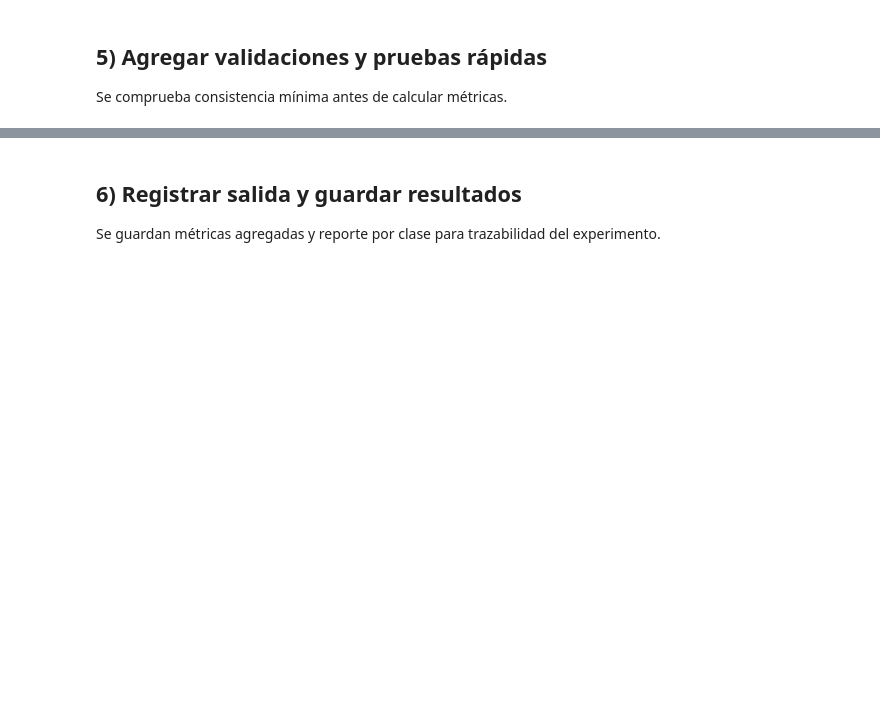
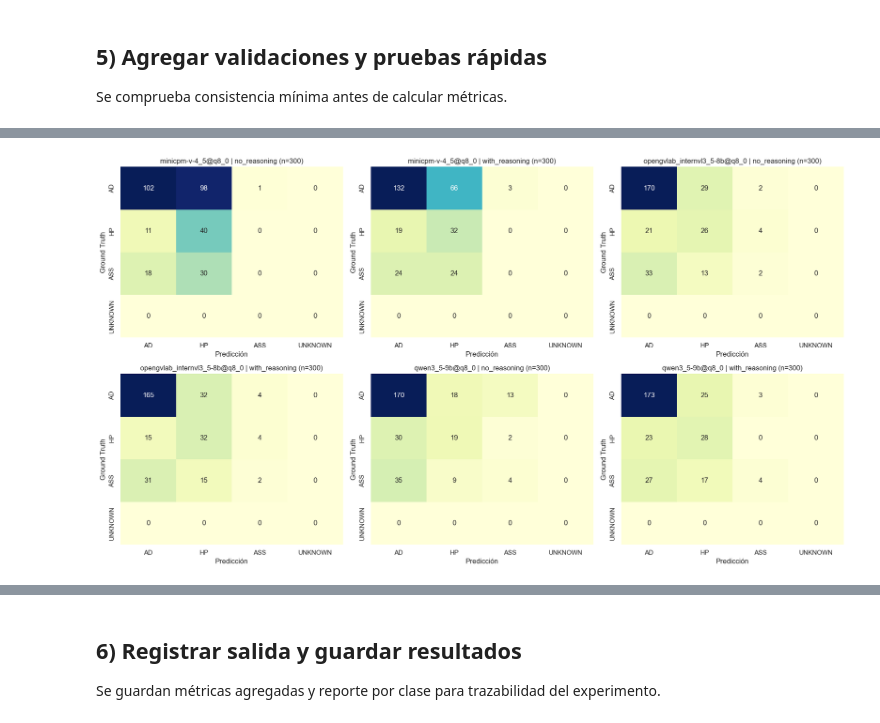
Before and after one commit to NIU1635219/TFG_VLM_Medical, a Jupyter notebook: notebooks/02_zeroshot_analysis.ipynb, the cells around one changed output, grey strips where cells are left out. Drawn from its saved outputs; the diff is of its cells as text; code cells hidden in the pictures; blank space fills up the shorter version.

```diff
--- a/notebooks/02_zeroshot_analysis.ipynb
+++ b/notebooks/02_zeroshot_analysis.ipynb
@@ -216,0 +556,88 @@ plt.show()
+# %%
+if not {"model_id", "variant"}.issubset(eval_df.columns):
+    print("Faltan columnas 'model_id' o 'variant'; no se puede comparar por modelo y variante.")
+else:
+    combo_df = (
+        eval_df.groupby(["model_id", "variant"], dropna=False)
+        .size()
+        .rename("n")
+        .reset_index()
+        .sort_values(["n", "model_id", "variant"], ascending=[False, True, True])
+    )
+
+    combos = [
+        (str(row.model_id), str(row.variant), int(row.n))
+        for row in combo_df.itertuples(index=False)
+        if str(row.model_id).strip() and str(row.variant).strip()
+    ]
+
+    if len(combos) <= 1:
+        only_value = f"{combos[0][0]} | {combos[0][1]}" if combos else "N/A"
+        print(
+            "Solo hay una combinación model_id | variant disponible "
+            f"({only_value}); no hay comparación cruzada."
+        )
+    else:
+        n_panels = len(combos)
+        n_cols = min(3, n_panels)
+        n_rows = int(np.ceil(n_panels / n_cols))
+        fig, axes = plt.subplots(n_rows, n_cols, figsize=(6 * n_cols, 5 * n_rows), squeeze=False)
+
+        for idx, (model_name, variant_name, n_rows_group) in enumerate(combos):
+            row_idx, col_idx = divmod(idx, n_cols)
+            ax = axes[row_idx, col_idx]
+            subset_df = eval_df[
+                (eval_df["model_id"] == model_name) & (eval_df["variant"] == variant_name)
+            ].copy()
+            subset_cm = confusion_matrix(
+                subset_df["ground_truth_cls"],
+                subset_df["predicted_class"],
+                labels=VALID_CLASSES,
+            )
+            sns.heatmap(
+                subset_cm,
+                annot=True,
+                fmt="d",
+                cmap="YlGnBu",
+                xticklabels=VALID_CLASSES,
+                yticklabels=VALID_CLASSES,
+                cbar=False,
+                ax=ax,
+            )
+            ax.set_title(f"{model_name} | {variant_name} (n={n_rows_group})")
+            ax.set_xlabel("Predicción")
+            ax.set_ylabel("Ground Truth")
+
+            safe_model = "".join(ch if ch.isalnum() or ch in "-_" else "_" for ch in model_name)
+            safe_variant = "".join(ch if ch.isalnum() or ch in "-_" else "_" for ch in variant_name)
+            single_plot_path = PLOTS_DIR / f"cm_{safe_model}_{safe_variant}.png"
+            fig_single, ax_single = plt.subplots(1, 1, figsize=(6, 5))
+            sns.heatmap(
+                subset_cm,
+                annot=True,
+                fmt="d",
+                cmap="YlGnBu",
+                xticklabels=VALID_CLASSES,
+                yticklabels=VALID_CLASSES,
+                cbar=True,
+                ax=ax_single,
+            )
+            ax_single.set_title(f"{model_name} | {variant_name} (n={n_rows_group})")
+            ax_single.set_xlabel("Predicción")
+            ax_single.set_ylabel("Ground Truth")
+            fig_single.tight_layout()
+            fig_single.savefig(single_plot_path, dpi=140, bbox_inches="tight")
+            plt.close(fig_single)
+
+        for idx in range(n_panels, n_rows * n_cols):
+            row_idx, col_idx = divmod(idx, n_cols)
+            axes[row_idx, col_idx].axis("off")
+
+        plt.tight_layout()
+        by_combo_plot_path = PLOTS_DIR / "cm_by_model_variant.png"
+        plt.savefig(by_combo_plot_path, dpi=140, bbox_inches="tight")
+        plt.show()
+        print(f"Saved: {by_combo_plot_path}")
+        print(f"Saved individual plots in: {PLOTS_DIR}")
+# %% [output]
+[figure, added]
```
Also changed, not shown: parts of 16 cells of this notebook, 13 other files.
